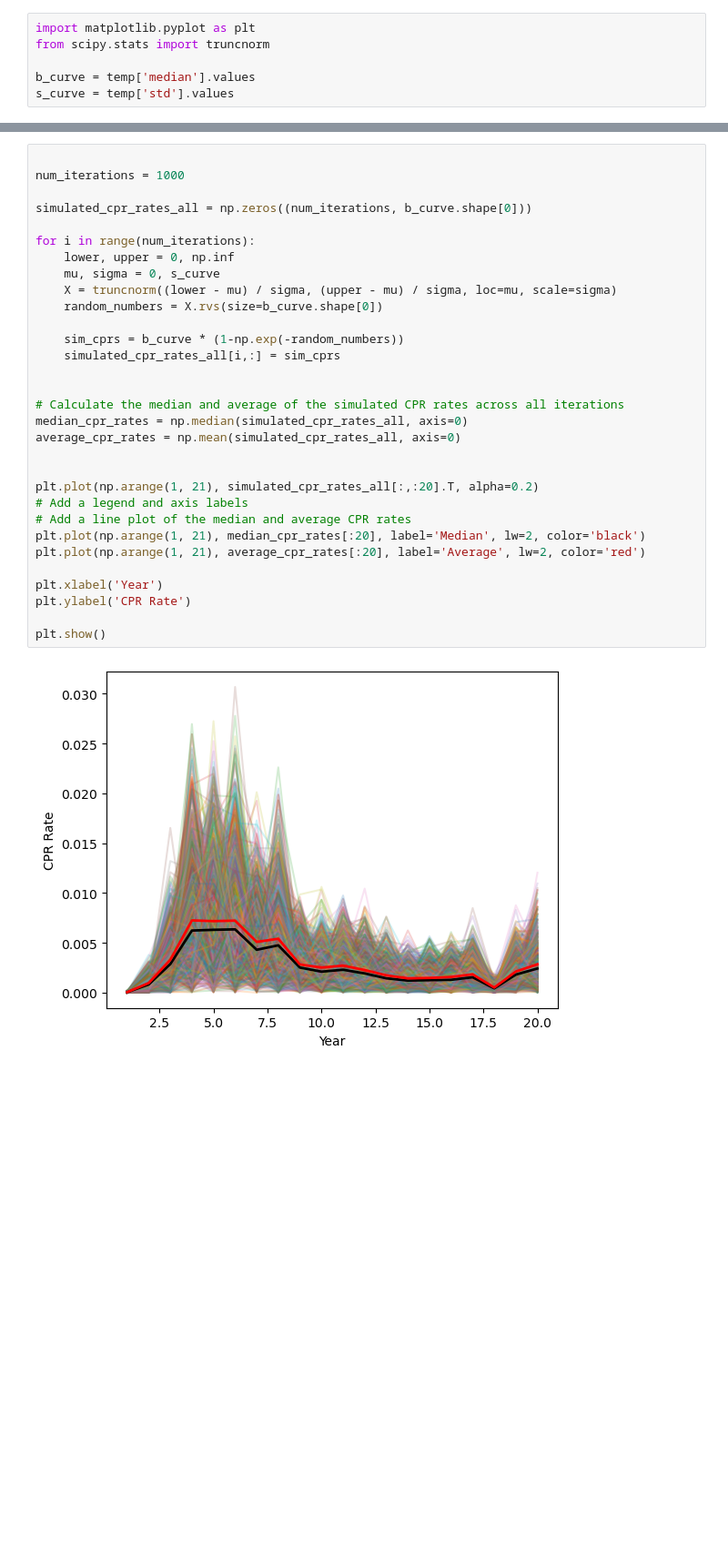
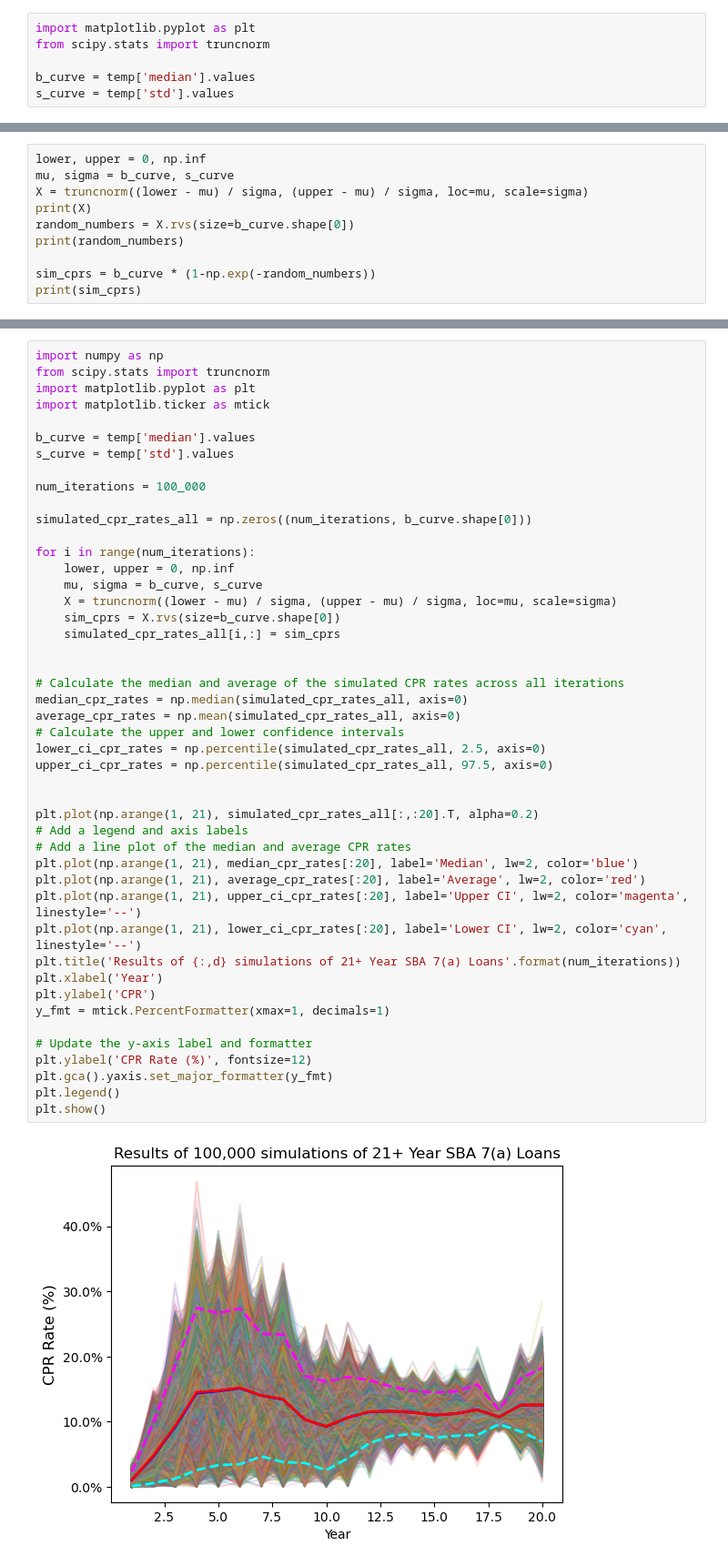
Before and after one commit to laramiedunlap/workstation_transfers, a Jupyter notebook: runthrough/example.ipynb, the cells around one changed output, grey strips where cells are left out. Shown: that part at 91% size. Cells and saved outputs as stored; diff of their text form; blank space fills up the shorter version.

```diff
--- a/runthrough/example.ipynb
+++ b/runthrough/example.ipynb
@@ -278,0 +332,10 @@ s_curve = temp['std'].values
+# %%
+lower, upper = 0, np.inf
+mu, sigma = b_curve, s_curve
+X = truncnorm((lower - mu) / sigma, (upper - mu) / sigma, loc=mu, scale=sigma)
+print(X)
+random_numbers = X.rvs(size=b_curve.shape[0])
+print(random_numbers)
+
+sim_cprs = b_curve * (1-np.exp(-random_numbers))
+print(sim_cprs)
@@ -279,33 +354,48 @@ s_curve = temp['std'].values
 # %%
+import numpy as np
+from scipy.stats import truncnorm
+import matplotlib.pyplot as plt
+import matplotlib.ticker as mtick
 
-num_iterations = 1000
+b_curve = temp['median'].values
+s_curve = temp['std'].values
+
+num_iterations = 100_000
 
 simulated_cpr_rates_all = np.zeros((num_iterations, b_curve.shape[0]))
 
 for i in range(num_iterations):
     lower, upper = 0, np.inf
-    mu, sigma = 0, s_curve
+    mu, sigma = b_curve, s_curve
     X = truncnorm((lower - mu) / sigma, (upper - mu) / sigma, loc=mu, scale=sigma)
-    random_numbers = X.rvs(size=b_curve.shape[0])
-
-    sim_cprs = b_curve * (1-np.exp(-random_numbers))
+    sim_cprs = X.rvs(size=b_curve.shape[0])
     simulated_cpr_rates_all[i,:] = sim_cprs
 
 
 # Calculate the median and average of the simulated CPR rates across all iterations
 median_cpr_rates = np.median(simulated_cpr_rates_all, axis=0)
 average_cpr_rates = np.mean(simulated_cpr_rates_all, axis=0)
+# Calculate the upper and lower confidence intervals
+lower_ci_cpr_rates = np.percentile(simulated_cpr_rates_all, 2.5, axis=0)
+upper_ci_cpr_rates = np.percentile(simulated_cpr_rates_all, 97.5, axis=0)
 
 
 plt.plot(np.arange(1, 21), simulated_cpr_rates_all[:,:20].T, alpha=0.2)
 # Add a legend and axis labels
 # Add a line plot of the median and average CPR rates
-plt.plot(np.arange(1, 21), median_cpr_rates[:20], label='Median', lw=2, color='black')
+plt.plot(np.arange(1, 21), median_cpr_rates[:20], label='Median', lw=2, color='blue')
 plt.plot(np.arange(1, 21), average_cpr_rates[:20], label='Average', lw=2, color='red')
+plt.plot(np.arange(1, 21), upper_ci_cpr_rates[:20], label='Upper CI', lw=2, color='magenta', linestyle='--')
+plt.plot(np.arange(1, 21), lower_ci_cpr_rates[:20], label='Lower CI', lw=2, color='cyan', linestyle='--')
+plt.title('Results of {:,d} simulations of 21+ Year SBA 7(a) Loans'.format(num_iterations))
+plt.xlabel('Year')
+plt.ylabel('CPR')
+y_fmt = mtick.PercentFormatter(xmax=1, decimals=1)
 
-plt.xlabel('Year')
-plt.ylabel('CPR Rate')
-
+# Update the y-axis label and formatter
+plt.ylabel('CPR Rate (%)', fontsize=12)
+plt.gca().yaxis.set_major_formatter(y_fmt)
+plt.legend()
 plt.show()
 # %% [output]
-[figure, old version]
+[figure, new version]
```
Also changed, not shown: parts of 9 cells of this notebook, 2 other files.
